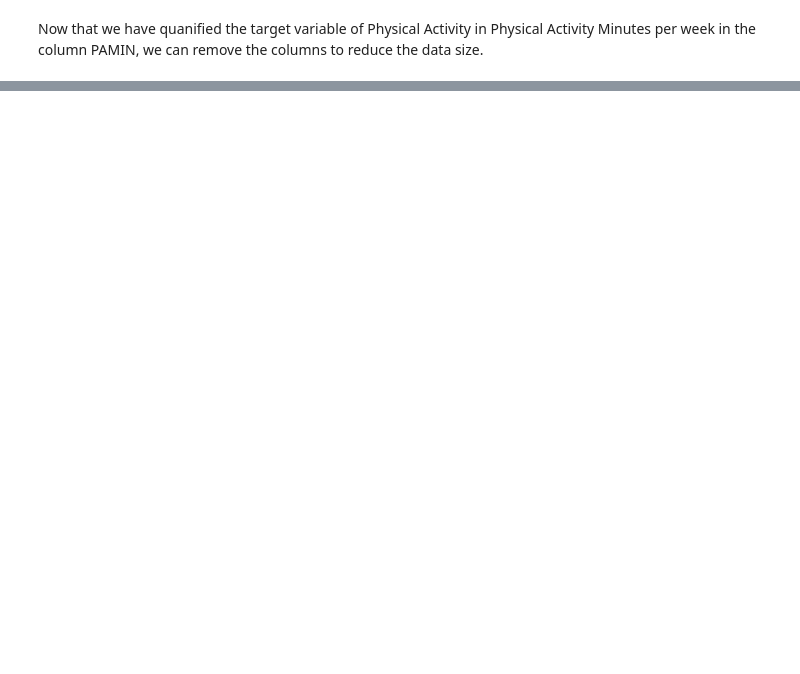
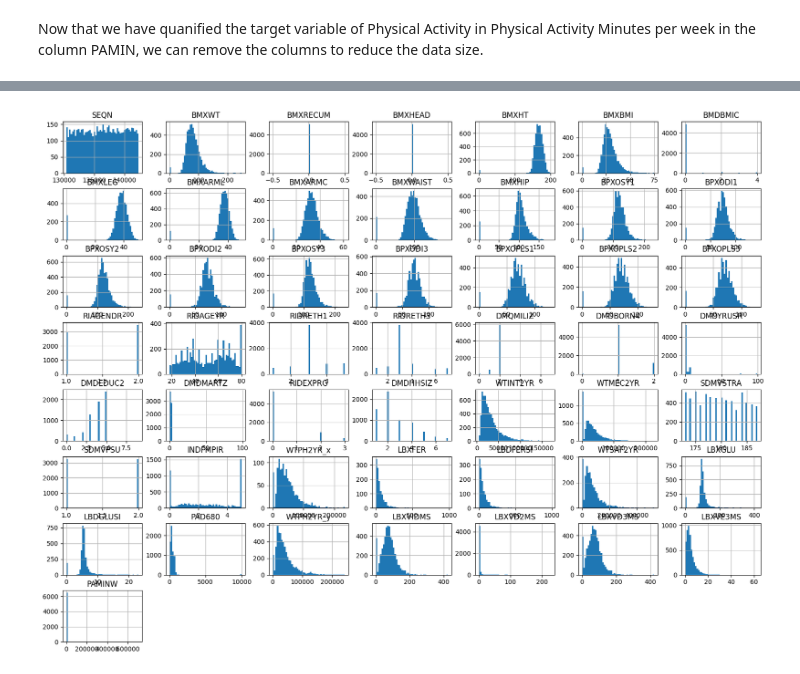
Before and after one commit to jkeifer25/NHANESPA_Analysis, a Jupyter notebook: analysis.ipynb, the cells around one changed output, grey strips where cells are left out. Saved outputs shown, nothing was run; the diff lists cells and outputs as text; code cells hidden in the pictures; blank space fills up the shorter version.

```diff
--- a/analysis.ipynb
+++ b/analysis.ipynb
@@ -159,3 +165,6 @@ data = data.drop('PAD790Q', axis=1)
 data = data.drop('PAD810Q', axis=1)
 data = data.drop('PAD800', axis=1)
 data = data.drop('PAD820', axis=1)
+working_data = data.dropna(subset=['PAMINW'])
+
+working_data = working_data[working_data['PAMINW'] != 0]
@@ -209,0 +177,18 @@ KeyboardInterrupt:
+# %%
+# combining and droping excess age working_data
+working_data["RIDAGEYR"] = (working_data["RIDAGEYR"] + (working_data["RIDAGEMN"] / 24) + (working_data["RIDEXAGM"] / 12))
+working_data = working_data.drop('RIDAGEMN', axis=1)
+working_data = working_data.drop('RIDEXAGM', axis=1)
+working_data = working_data.drop('RIDEXMON', axis=1)
+
+# removing working_data related to household reference person
+working_data = working_data.drop('DMDHRGND', axis=1)
+working_data = working_data.drop('DMDHRAGZ', axis=1)
+working_data = working_data.drop('DMDHREDZ', axis=1)
+working_data = working_data.drop('DMDHRMAZ', axis=1)
+working_data = working_data.drop('DMDHSEDZ', axis=1)
+
+working_data.hist(bins=50, figsize=(20, 15))
+plt.show()
+# %% [output]
+[figure, added]
```
Also changed, not shown: parts of 19 cells of this notebook.
